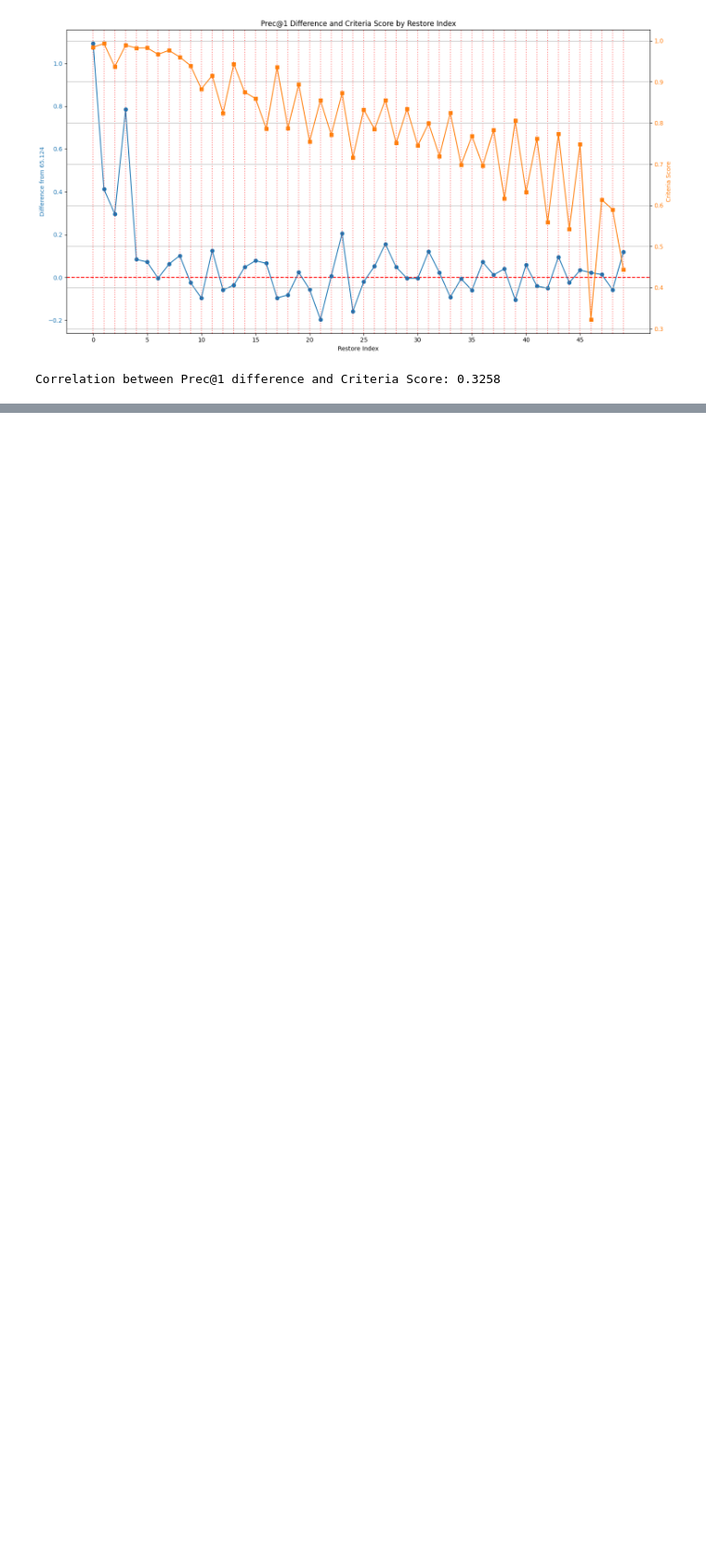
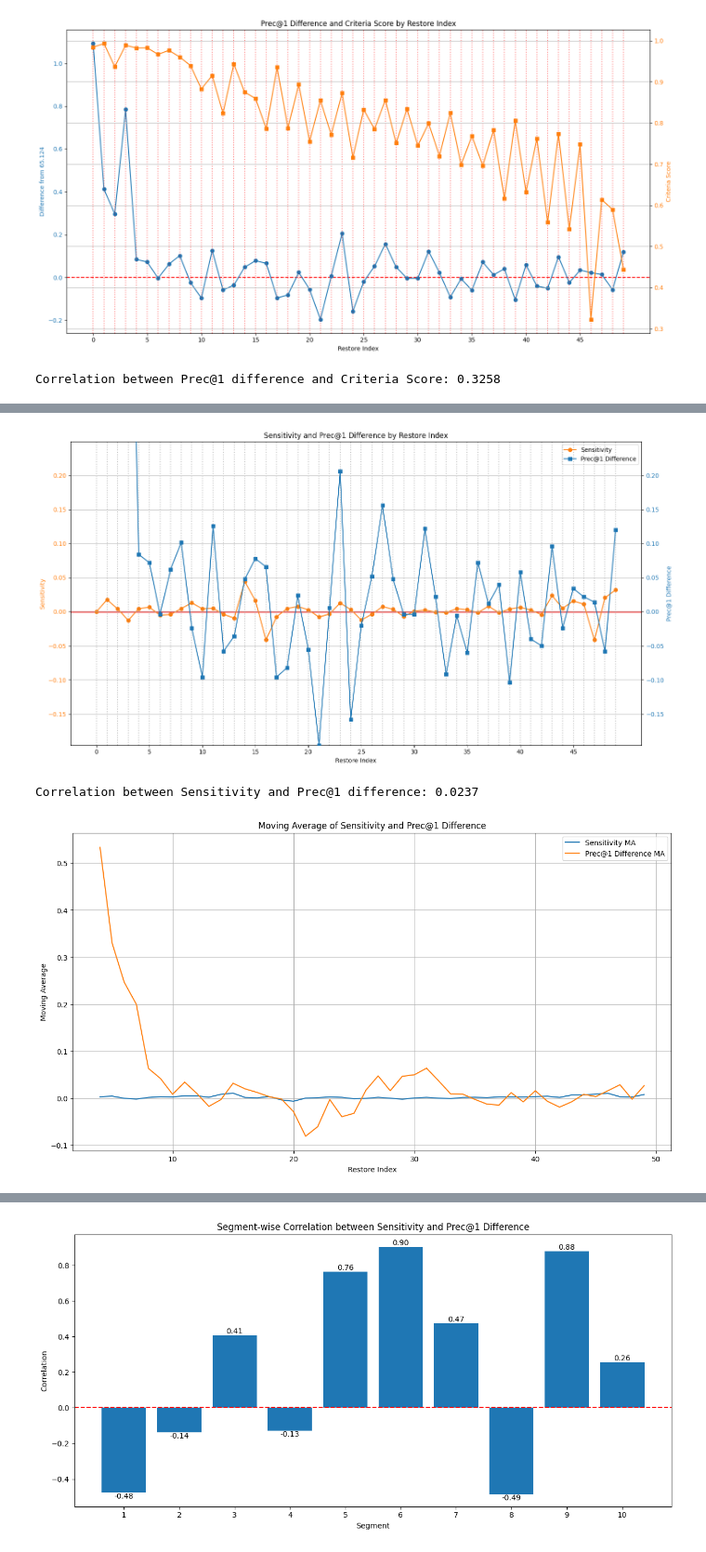
Before and after one commit to LeSN-Lab/diff-ViT, a Jupyter notebook: layerwise_restore_plot.ipynb, the cells around one changed output, grey strips where cells are left out. Shown at 93% size. Drawn from its saved outputs; the diff is of its cells as text; code cells hidden in the pictures; blank space fills up the shorter version.

```diff
--- a/layerwise_restore_plot.ipynb
+++ b/layerwise_restore_plot.ipynb
@@ -434,0 +561,78 @@ Overall correlation between Sensitivity and Prec@1 difference: -0.0284
+# %%
+int4_int32_data = """
+ * Restore Index: 0, Prec@1 66.216 Prec@5 87.610 Time 60.349
+ * Restore Index: 1, Prec@1 65.536 Prec@5 86.860 Time 60.224
+ * Restore Index: 2, Prec@1 65.420 Prec@5 86.826 Time 60.064
+ * Restore Index: 3, Prec@1 65.908 Prec@5 87.216 Time 59.845
+ * Restore Index: 4, Prec@1 65.208 Prec@5 86.874 Time 59.630
+ * Restore Index: 5, Prec@1 65.196 Prec@5 86.712 Time 59.485
+ * Restore Index: 6, Prec@1 65.120 Prec@5 86.664 Time 59.269
+ * Restore Index: 7, Prec@1 65.186 Prec@5 86.776 Time 59.013
+ * Restore Index: 8, Prec@1 65.226 Prec@5 86.678 Time 58.778
+ * Restore Index: 9, Prec@1 65.100 Prec@5 86.698 Time 58.874
+ * Restore Index: 10, Prec@1 65.028 Prec@5 86.638 Time 58.567
+ * Restore Index: 11, Prec@1 65.250 Prec@5 86.706 Time 58.334
+ * Restore Index: 12, Prec@1 65.066 Prec@5 86.744 Time 58.203
+ * Restore Index: 13, Prec@1 65.088 Prec@5 86.696 Time 57.844
+ * Restore Index: 14, Prec@1 65.172 Prec@5 86.650 Time 57.795
+ * Restore Index: 15, Prec@1 65.202 Prec@5 86.844 Time 57.648
+ * Restore Index: 16, Prec@1 65.190 Prec@5 86.758 Time 57.554
+ * Restore Index: 17, Prec@1 65.028 Prec@5 86.708 Time 57.311
+ * Restore Index: 18, Prec@1 65.042 Prec@5 86.600 Time 56.962
+ * Restore Index: 19, Prec@1 65.148 Prec@5 86.802 Time 56.858
+ * Restore Index: 20, Prec@1 65.068 Prec@5 86.692 Time 56.620
+ * Restore Index: 21, Prec@1 64.928 Prec@5 86.710 Time 56.505
+ * Restore Index: 22, Prec@1 65.130 Prec@5 86.738 Time 56.541
+ * Restore Index: 23, Prec@1 65.330 Prec@5 86.876 Time 56.044
+ * Restore Index: 24, Prec@1 64.966 Prec@5 86.668 Time 55.983
+ * Restore Index: 25, Prec@1 65.104 Prec@5 86.664 Time 55.921
+ * Restore Index: 26, Prec@1 65.176 Prec@5 86.648 Time 54.999
+ * Restore Index: 27, Prec@1 65.280 Prec@5 86.750 Time 55.406
+ * Restore Index: 28, Prec@1 65.172 Prec@5 86.718 Time 55.282
+ * Restore Index: 29, Prec@1 65.120 Prec@5 86.754 Time 55.233
+ * Restore Index: 30, Prec@1 65.120 Prec@5 86.660 Time 55.100
+ * Restore Index: 31, Prec@1 65.246 Prec@5 86.736 Time 54.688
+ * Restore Index: 32, Prec@1 65.146 Prec@5 86.744 Time 54.610
+ * Restore Index: 33, Prec@1 65.032 Prec@5 86.736 Time 54.436
+ * Restore Index: 34, Prec@1 65.118 Prec@5 86.710 Time 54.325
+ * Restore Index: 35, Prec@1 65.064 Prec@5 86.708 Time 54.057
+ * Restore Index: 36, Prec@1 65.196 Prec@5 86.642 Time 53.748
+ * Restore Index: 37, Prec@1 65.136 Prec@5 86.694 Time 53.485
+ * Restore Index: 38, Prec@1 65.164 Prec@5 86.628 Time 53.555
+ * Restore Index: 39, Prec@1 65.020 Prec@5 86.682 Time 53.427
+ * Restore Index: 40, Prec@1 65.182 Prec@5 86.718 Time 53.073
+ * Restore Index: 41, Prec@1 65.084 Prec@5 86.706 Time 52.579
+ * Restore Index: 42, Prec@1 65.074 Prec@5 86.676 Time 52.749
+ * Restore Index: 43, Prec@1 65.220 Prec@5 86.780 Time 52.374
+ * Restore Index: 44, Prec@1 65.100 Prec@5 86.728 Time 52.452
+ * Restore Index: 45, Prec@1 65.158 Prec@5 86.720 Time 52.110
+ * Restore Index: 46, Prec@1 65.146 Prec@5 86.712 Time 51.669
+ * Restore Index: 47, Prec@1 65.138 Prec@5 86.712 Time 51.902
+ * Restore Index: 48, Prec@1 65.066 Prec@5 86.684 Time 51.570
+ * Restore Index: 49, Prec@1 65.244 Prec@5 86.834 Time 51.652
+
+"""
+
+all_int4_baseline = 65.124
+
+import os, pickle
+
+not_int8_file_path = os.path.join('/home/jieungkim/quantctr/diff-ViT/ddv_cka_score/cka_with_adversarial_not_quantized_int8_model_test/cka_with_adversarial_not_quantized_int8_model_test_heatmap.pkl')
+
+# 파일을 읽고 내용을 불러옵니다.
+with open(not_int8_file_path, 'rb') as file:
+    not_int8_heatmap_data = pickle.load(file)
+
+# NumPy 배열로 변환 (이미 NumPy 배열이 아닌 경우)
+
+heatmap_data = np.array(not_int8_heatmap_data)
+
+# 대각 성분 추출
+not_int8_diagonal_elements = np.diag(heatmap_data)
+
+
+plotCkaAndRestoreation(int4_int32_data, not_int8_diagonal_elements, all_int4_baseline, num_segments = 10)
+# %% [output]
+[figure, added]
+Correlation between Sensitivity and Prec@1 difference: 0.0237
+[figure, added]
@@ -434,0 +653 @@ Overall correlation between Sensitivity and Prec@1 difference: -0.0284
+[figure, added]
```
Also changed, not shown: parts of 21 cells of this notebook.
